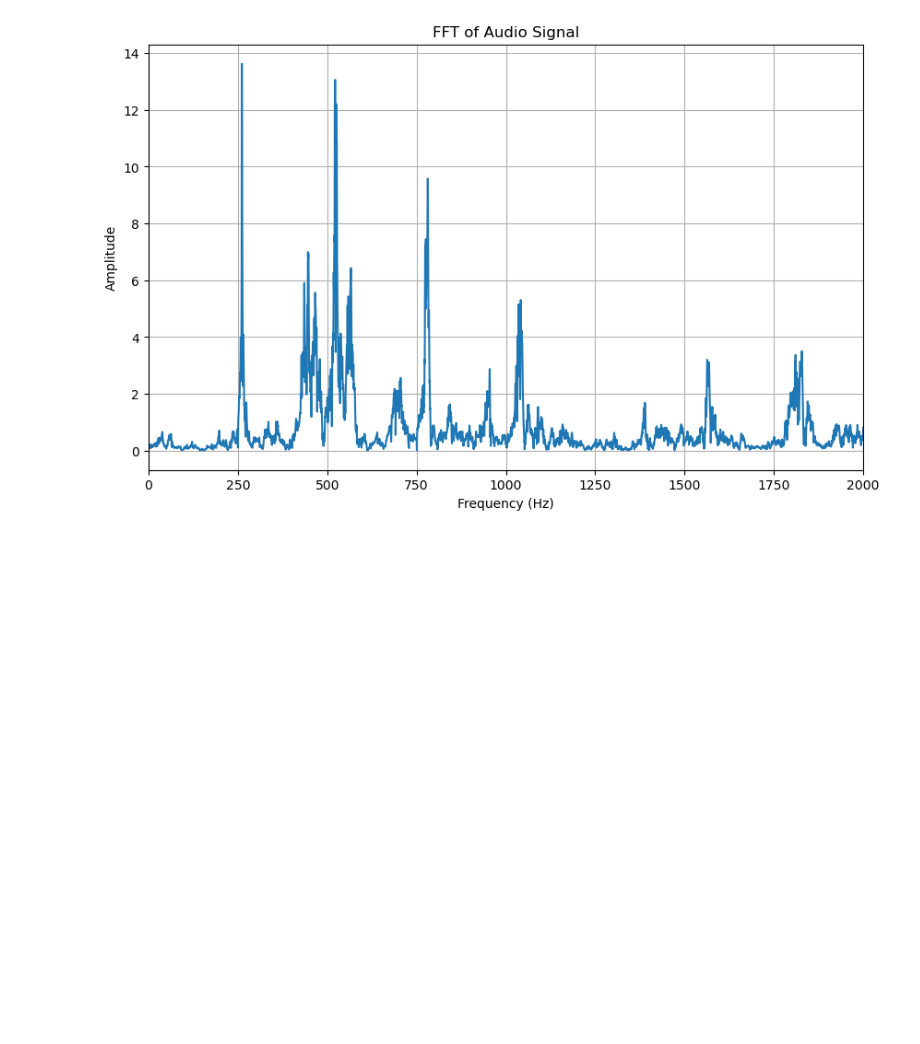
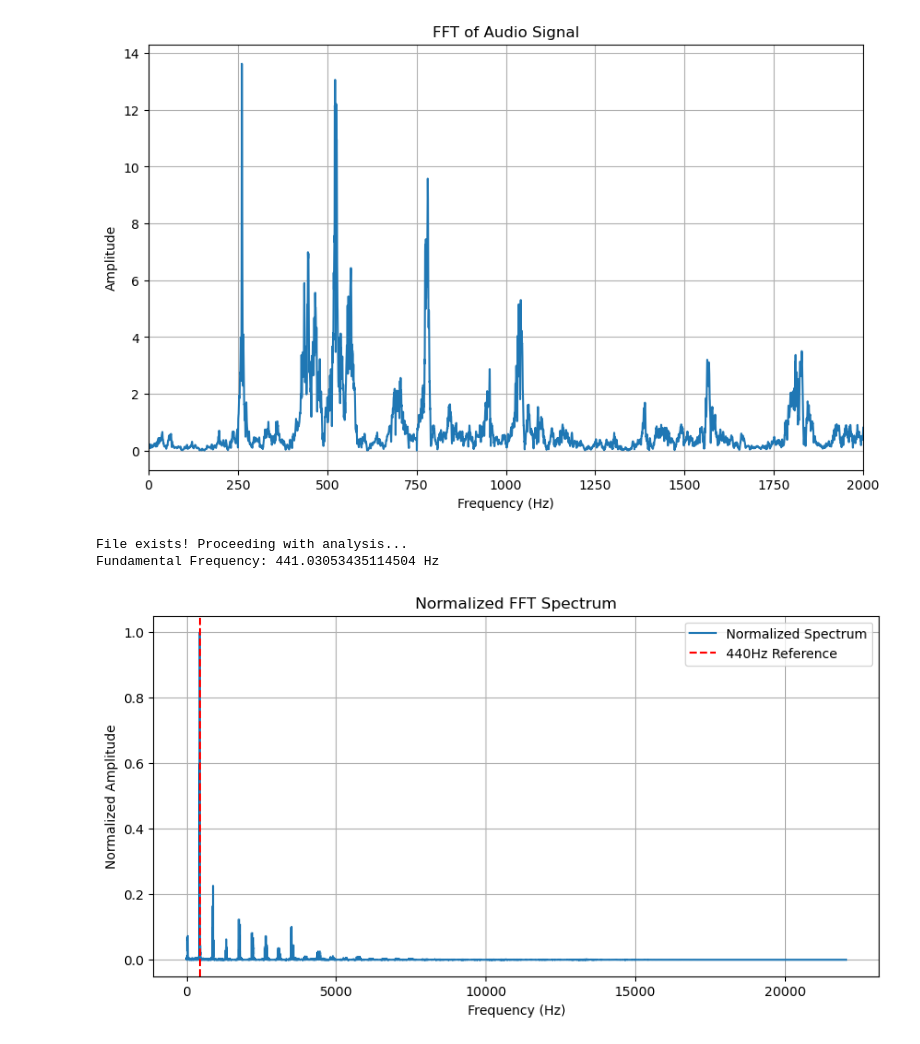
Before and after one commit to SPS-SP2273/learning-portfolio-2025-january-eggvoki, a Jupyter notebook: App challenge (learn pandas)/Untitled Folder/pandas (need).ipynb, the cells around one changed output. Drawn from its saved outputs; the diff is of its cells as text; code cells hidden in the pictures; blank space fills up the shorter version.

```diff
--- a/App challenge (learn pandas)/Untitled Folder/pandas (need).ipynb
+++ b/App challenge (learn pandas)/Untitled Folder/pandas (need).ipynb
@@ -660,3 +660,63 @@ analyze_wav("Violin_quaver_240_beat.wav")
 Loaded Violin_quaver_240_beat.wav with sample rate 44100 Hz
 Maximum peak frequency: 261.0 Hz
 [figure]
+# %%
+import numpy as np
+import matplotlib.pyplot as plt
+import scipy.io.wavfile as wav
+import os
+
+# Specify the path to your audio file
+sound_data = "./sound_data/Violin A-violin.wav"  # Assuming the file is in the 'sound_data' folder in the current directory
+
+# Check if the file exists
+if not os.path.exists(sound_data):
+    print(f"Error, {sound_data} doesn't exist")
+else:
+    print("File exists! Proceeding with analysis...")
+
+    # Read the audio file
+    sample_rate, data = wav.read(sound_data)
+
+    # If stereo, take only one channel (usually the left one)
+    if len(data.shape) > 1:
+        data = data[:, 0]
+
+    # Perform FFT
+    fft_data = np.fft.fft(data)
+    amplitude = np.abs(fft_data)  # Amplitude of FFT
+    frequencies = np.fft.fftfreq(len(data), d=1/sample_rate)  # Frequency values corresponding to FFT bins
+
+    # Keep only positive frequencies (real part)
+    positive_freq = frequencies[:len(frequencies)//2]
+    positive_ampl = amplitude[:len(amplitude)//2]
+
+    # Find the fundamental frequency (the peak amplitude)
+    fundamental_index = np.argmax(positive_ampl)
+    fundamental_freq = positive_freq[fundamental_index]
+
+    print(f"Fundamental Frequency: {fundamental_freq} Hz")
+
+    # Normalize frequency (shifting everything so fundamental aligns with 440Hz)
+    freq_shift = fundamental_freq - 440  # Shift so fundamental aligns with 440 Hz (A#)
+    norm_freqs = positive_freq - freq_shift
+
+    # Normalize amplitude (normalize by the amplitude at 440Hz)
+    index_440Hz = np.argmin(np.abs(norm_freqs - 440))  # Find the index closest to 440Hz
+    ampl_at_440Hz = positive_ampl[index_440Hz]
+    norm_ampl = positive_ampl / ampl_at_440Hz  # Normalize amplitude
+
+    # Plot the normalized spectrum
+    plt.figure(figsize=(10, 5))
+    plt.plot(norm_freqs, norm_ampl, label="Normalized Spectrum")
+    plt.axvline(440, color='r', linestyle='--', label="440Hz Reference")
+    plt.xlabel("Frequency (Hz)")
+    plt.ylabel("Normalized Amplitude")
+    plt.title("Normalized FFT Spectrum")
+    plt.legend()
+    plt.grid(True)
+    plt.show()
+# %% [output]
+File exists! Proceeding with analysis...
+Fundamental Frequency: 441.03053435114504 Hz
+[figure, added]
```
Also changed, not shown: 1 other file.
